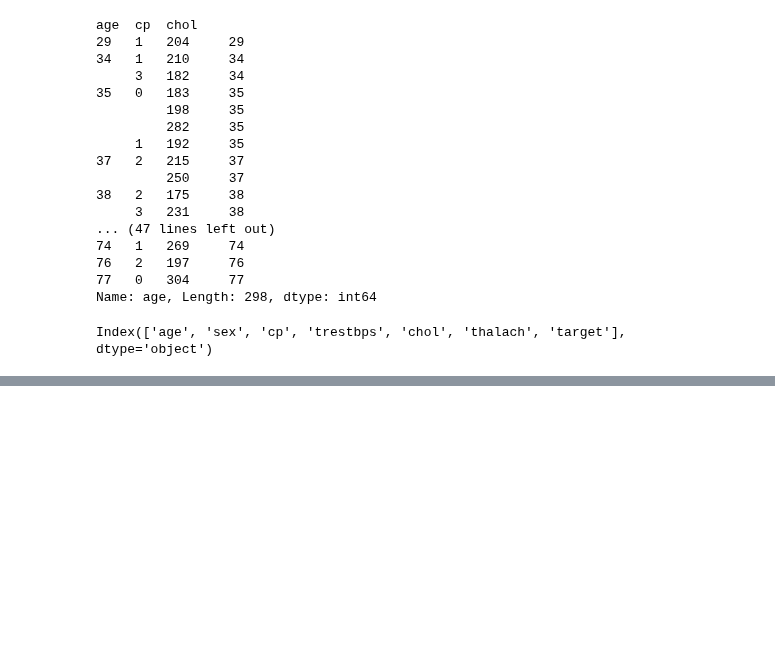
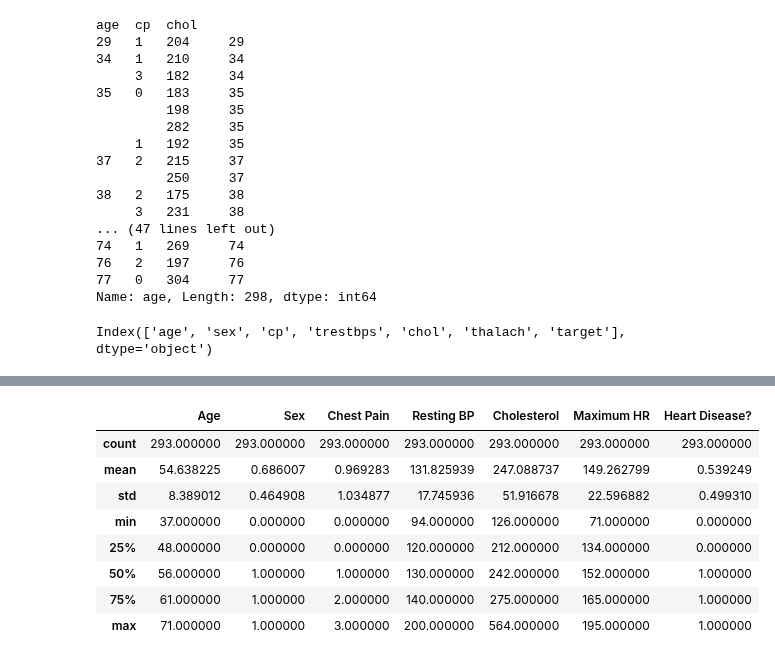
Before and after one commit to prasantib/docsaiprassu, a Jupyter notebook: Individual Project.ipynb, the cells around one changed output, grey strips where cells are left out. Cells and saved outputs as stored; diff of their text form; code cells hidden in the pictures; blank space fills up the shorter version.

```diff
--- a/Individual Project.ipynb
+++ b/Individual Project.ipynb
@@ -206,0 +286,12 @@ Index(['age', 'sex', 'cp', 'trestbps', 'chol', 'thalach', 'target'], dtype='obje
+# %%
+finaldf.describe()
+# %% [output]
+|  | Age | Sex | Chest Pain | Resting BP | Cholesterol | Maximum HR | Heart Disease? |
+| count | 293.000000 | 293.000000 | 293.000000 | 293.000000 | 293.000000 | 293.000000 | 293.000000 |
+| mean | 54.638225 | 0.686007 | 0.969283 | 131.825939 | 247.088737 | 149.262799 | 0.539249 |
+| std | 8.389012 | 0.464908 | 1.034877 | 17.745936 | 51.916678 | 22.596882 | 0.499310 |
+| min | 37.000000 | 0.000000 | 0.000000 | 94.000000 | 126.000000 | 71.000000 | 0.000000 |
+| 25% | 48.000000 | 0.000000 | 0.000000 | 120.000000 | 212.000000 | 134.000000 | 0.000000 |
+| 50% | 56.000000 | 1.000000 | 1.000000 | 130.000000 | 242.000000 | 152.000000 | 1.000000 |
+| 75% | 61.000000 | 1.000000 | 2.000000 | 140.000000 | 275.000000 | 165.000000 | 1.000000 |
+| max | 71.000000 | 1.000000 | 3.000000 | 200.000000 | 564.000000 | 195.000000 | 1.000000 |
```
Also changed, not shown: parts of 6 cells of this notebook, 1 other file.
